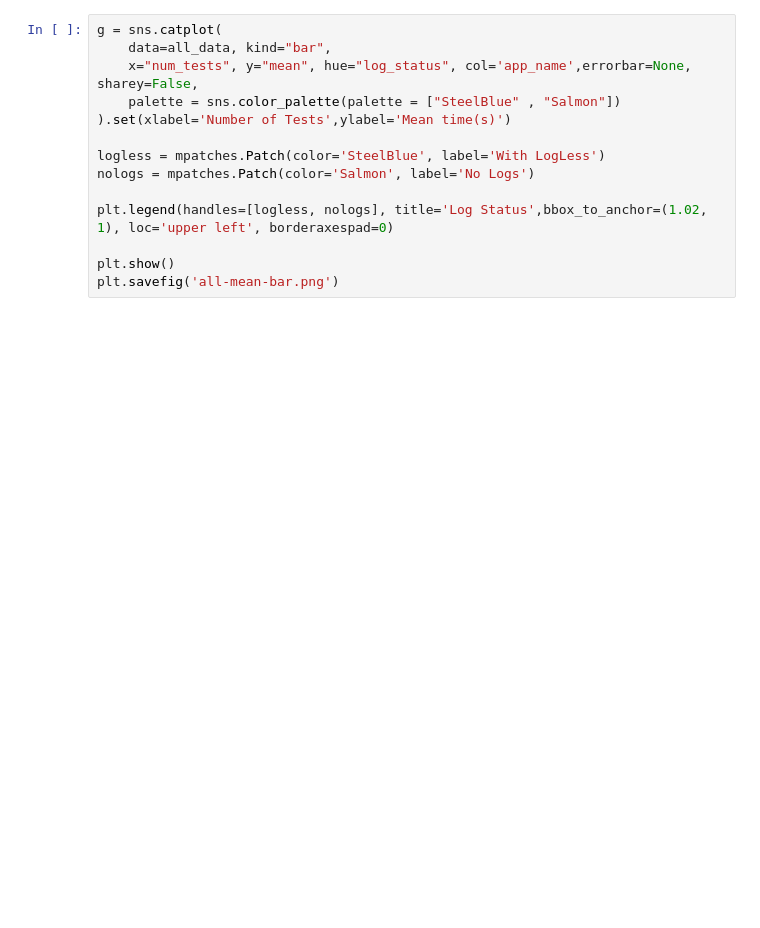
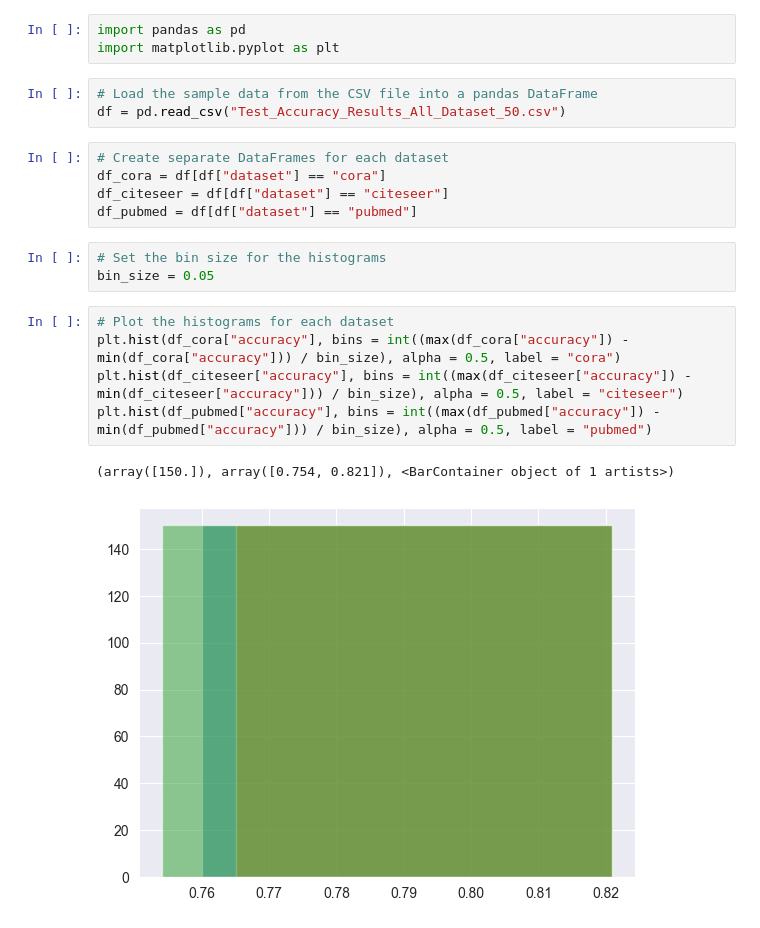
Before and after one commit to kushagrasoni/CS598_DLH_GAT_Implementation, a Jupyter notebook: benchmarks/graphing.ipynb, the cells around one changed output. Saved outputs shown, nothing was run; the diff lists cells and outputs as text; blank space fills up the shorter version.

```diff
--- a/benchmarks/graphing.ipynb
+++ b/benchmarks/graphing.ipynb
@@ -262,14 +1,22 @@ plt.savefig('all-mean-line.png')
-# %%
-g = sns.catplot(
-    data=all_data, kind="bar",
-    x="num_tests", y="mean", hue="log_status", col='app_name',errorbar=None, sharey=False,
-    palette = sns.color_palette(palette = ["SteelBlue" , "Salmon"])
-).set(xlabel='Number of Tests',ylabel='Mean time(s)')
-
-logless = mpatches.Patch(color='SteelBlue', label='With LogLess')
-nologs = mpatches.Patch(color='Salmon', label='No Logs')
-
-plt.legend(handles=[logless, nologs], title='Log Status',bbox_to_anchor=(1.02, 1), loc='upper left', borderaxespad=0)
-
-plt.show()
-plt.savefig('all-mean-bar.png')
+# %%
+import pandas as pd
+import matplotlib.pyplot as plt
+# %%
+# Load the sample data from the CSV file into a pandas DataFrame
+df = pd.read_csv("Test_Accuracy_Results_All_Dataset_50.csv")
+# %%
+# Create separate DataFrames for each dataset
+df_cora = df[df["dataset"] == "cora"]
+df_citeseer = df[df["dataset"] == "citeseer"]
+df_pubmed = df[df["dataset"] == "pubmed"]
+# %%
+# Set the bin size for the histograms
+bin_size = 0.05
+# %%
+# Plot the histograms for each dataset
+plt.hist(df_cora["accuracy"], bins = int((max(df_cora["accuracy"]) - min(df_cora["accuracy"])) / bin_size), alpha = 0.5, label = "cora")
+plt.hist(df_citeseer["accuracy"], bins = int((max(df_citeseer["accuracy"]) - min(df_citeseer["accuracy"])) / bin_size), alpha = 0.5, label = "citeseer")
+plt.hist(df_pubmed["accuracy"], bins = int((max(df_pubmed["accuracy"]) - min(df_pubmed["accuracy"])) / bin_size), alpha = 0.5, label = "pubmed")
+# %% [output]
+(array([150.]), array([0.754, 0.821]), <BarContainer object of 1 artists>)
+[figure, added]
```
Also changed, not shown: parts of 33 cells of this notebook, 19 other files.
